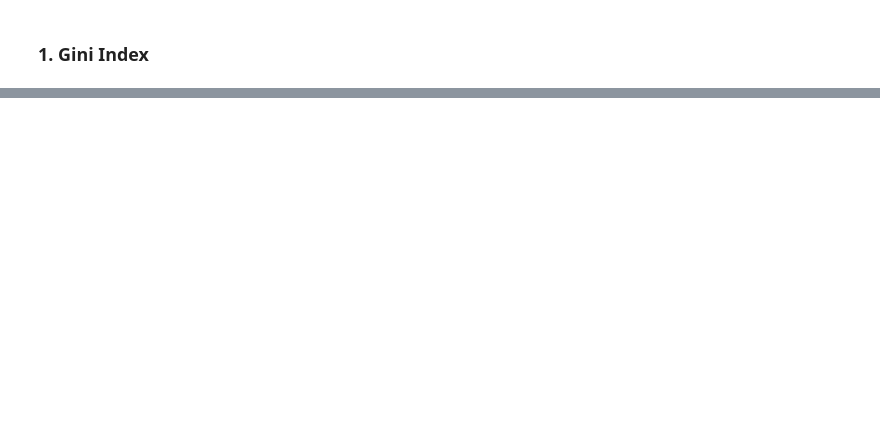
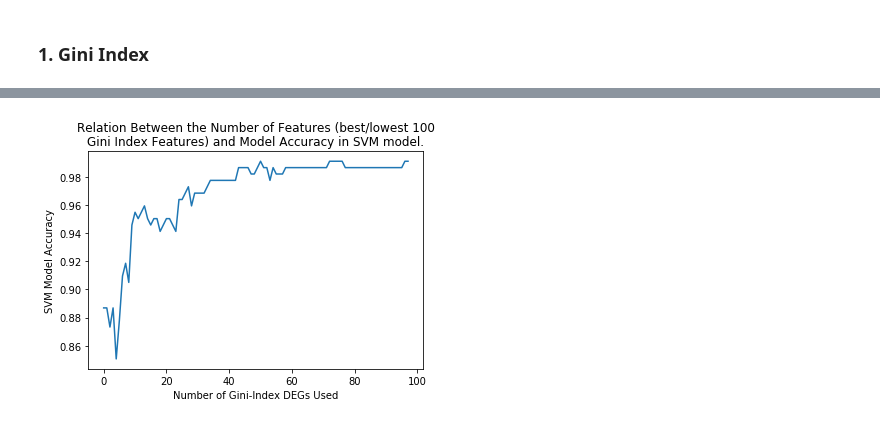
Before and after one commit to ruwaa-mohamed/TCGA-LUAD, a Jupyter notebook: TCGA-LUAD-DEGs.ipynb, the cells around one changed output, grey strips where cells are left out. Drawn from its saved outputs; the diff is of its cells as text; code cells hidden in the pictures; blank space fills up the shorter version.

```diff
--- a/TCGA-LUAD-DEGs.ipynb
+++ b/TCGA-LUAD-DEGs.ipynb
@@ -163,0 +203,10 @@ plt.show()
+# %%
+from textwrap import wrap
+plt.plot(acc_list)
+plt.title('\n'.join(wrap('Relation Between the Number of Features (best/lowest 100 Gini Index Features) and Model Accuracy in SVM model.', 60)))
+plt.xlabel('Number of Gini-Index DEGs Used')
+plt.ylabel('SVM Model Accuracy')
+plt.savefig('../DEGsGiniSVM')
+plt.show()
+# %% [output]
+[figure, added]
```
Also changed, not shown: parts of 11 cells of this notebook, 2 other files.
